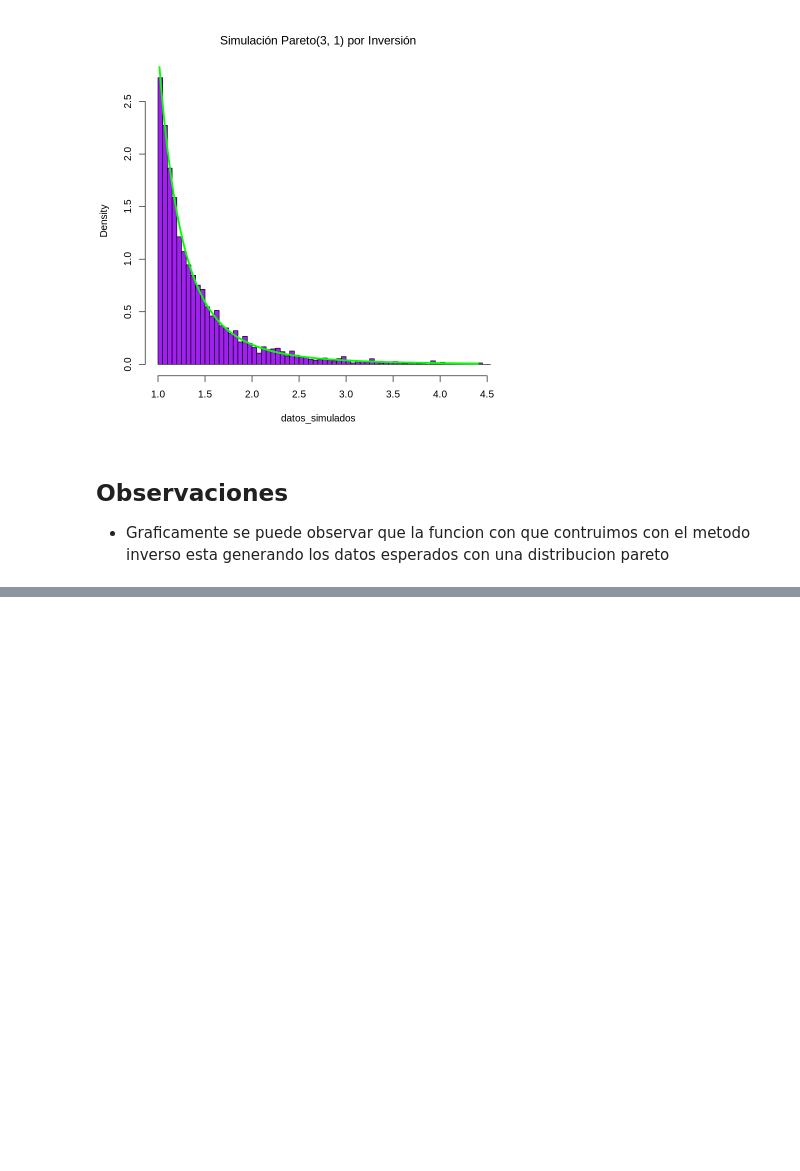
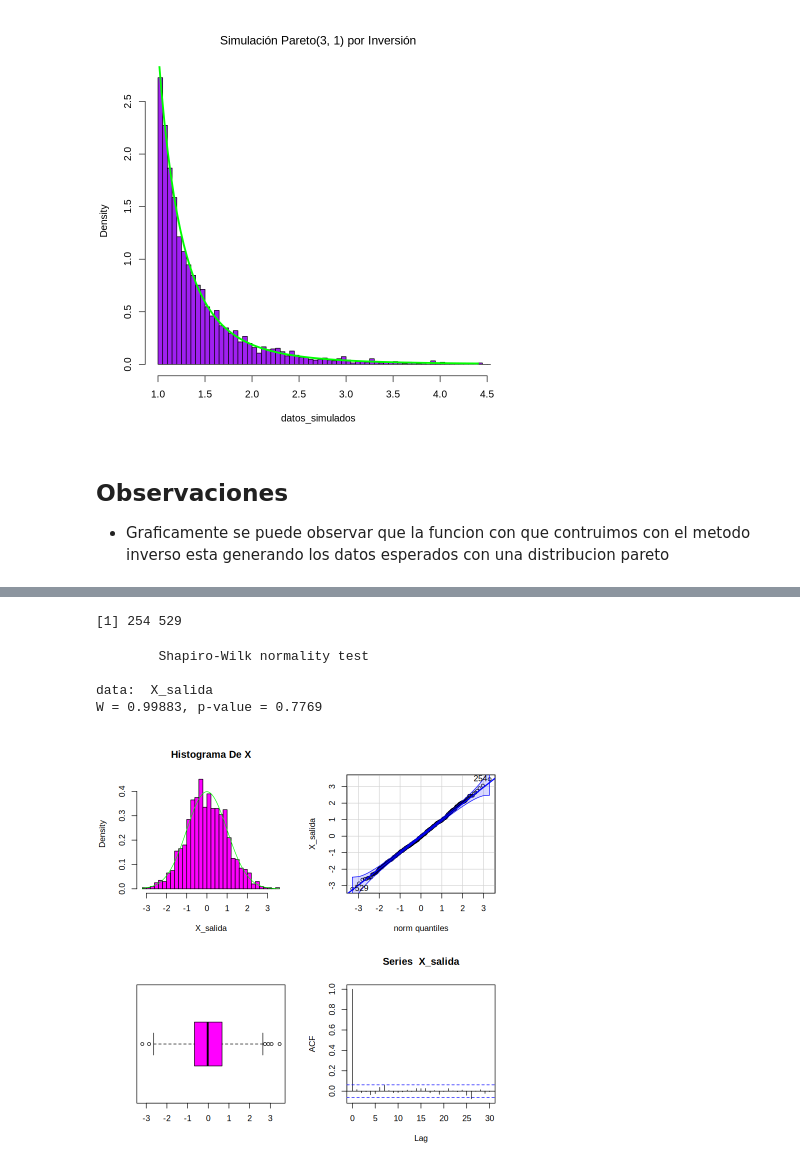
Before and after one commit to Nicolas-Bernal/Simulacion-Estadistica, a Jupyter notebook: Primer Corte/0_Taller.ipynb, the cells around one changed output, grey strips where cells are left out. Cells and saved outputs as stored; diff of their text form; code cells hidden in the pictures; blank space fills up the shorter version.

```diff
--- a/Primer Corte/0_Taller.ipynb
+++ b/Primer Corte/0_Taller.ipynb
@@ -188,0 +337,43 @@ curve(dpareto_std(x, alpha), add = TRUE, col = "green", lwd = 3)
+# %%
+# algoritmo Box-Muller
+library(car)
+
+box_muller = function(nsim){
+  x = rep(0,nsim)
+  y = rep(0,nsim)
+
+  for(i in 1:nsim){
+
+    u1 = runif(nsim)
+    u2 = runif(nsim)
+
+    R = sqrt(-2*log(u1))
+    theta = 2*pi*u2
+
+    x[i] = R*cos(theta)
+    y[i] = R*sin(theta)
+  }
+  return(list(x = x,y = y))
+}
+
+X_salida = box_muller(1000)$x
+
+Y_salida = box_muller(1000)$y
+# %%
+# Graficas y pruebas de X ~ N(0,1), Y ~ N(0,1)
+
+par(mfrow = c(2,2))
+hist(X_salida,freq = FALSE,breaks = "FD",col = "magenta",main = "Histograma De X")
+curve(dnorm(x),add = TRUE,col = "green")
+qqPlot(X_salida)
+boxplot(X_salida,horizontal = TRUE,col = "magenta")
+acf(X_salida)
+
+shapiro.test(X_salida) #para mi semilla me da un p-value = 0.293 por lo que se acepta la hipotesis nula
+# %% [output]
+[1] 254 529
+        Shapiro-Wilk normality test
+
+data:  X_salida
+W = 0.99883, p-value = 0.7769
+[figure, added]
```
Also changed, not shown: parts of 27 cells of this notebook.
